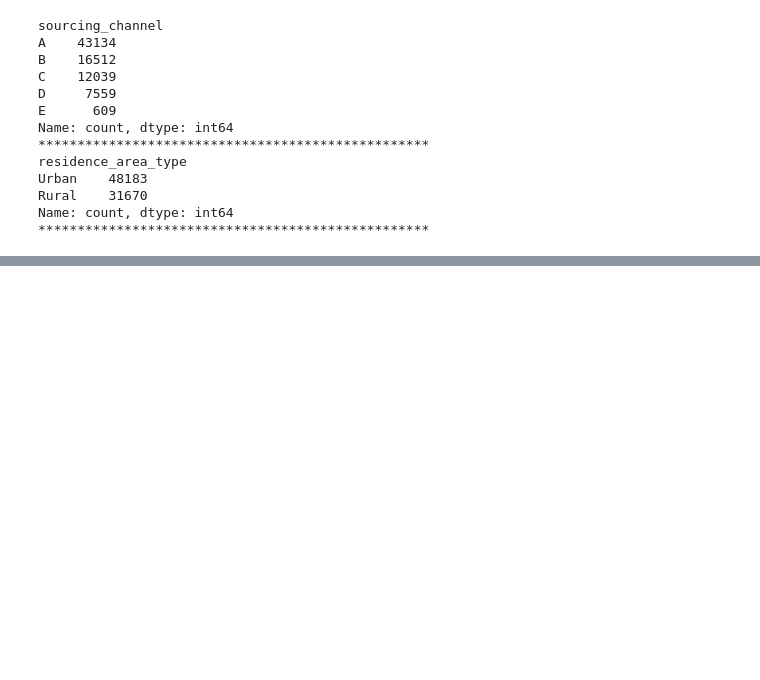
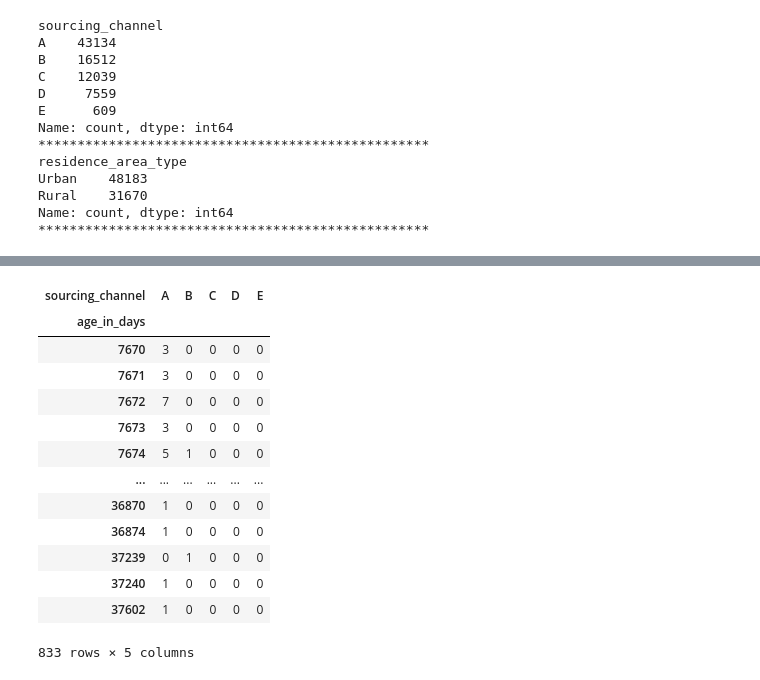
Before and after one commit to SDA8144/Project-ML-1, a Jupyter notebook: Project_ML_01.ipynb, the cells around one changed output, grey strips where cells are left out. Drawn from its saved outputs; the diff is of its cells as text; code cells hidden in the pictures; blank space fills up the shorter version.

```diff
--- a/Project_ML_01.ipynb
+++ b/Project_ML_01.ipynb
@@ -344,0 +380,17 @@ Name: count, dtype: int64
+# %%
+pd.crosstab(df["age_in_days"],df["sourcing_channel"])
+# %% [output]
+| sourcing_channel | A | B | C | D | E |
+| age_in_days |  |  |  |  |  |
+| 7670 | 3 | 0 | 0 | 0 | 0 |
+| 7671 | 3 | 0 | 0 | 0 | 0 |
+| 7672 | 7 | 0 | 0 | 0 | 0 |
+| 7673 | 3 | 0 | 0 | 0 | 0 |
+| 7674 | 5 | 1 | 0 | 0 | 0 |
+| ... | ... | ... | ... | ... | ... |
+| 36870 | 1 | 0 | 0 | 0 | 0 |
+| 36874 | 1 | 0 | 0 | 0 | 0 |
+| 37239 | 0 | 1 | 0 | 0 | 0 |
+| 37240 | 1 | 0 | 0 | 0 | 0 |
+| 37602 | 1 | 0 | 0 | 0 | 0 |
+833 rows × 5 columns
```
Also changed, not shown: parts of 91 cells of this notebook.
